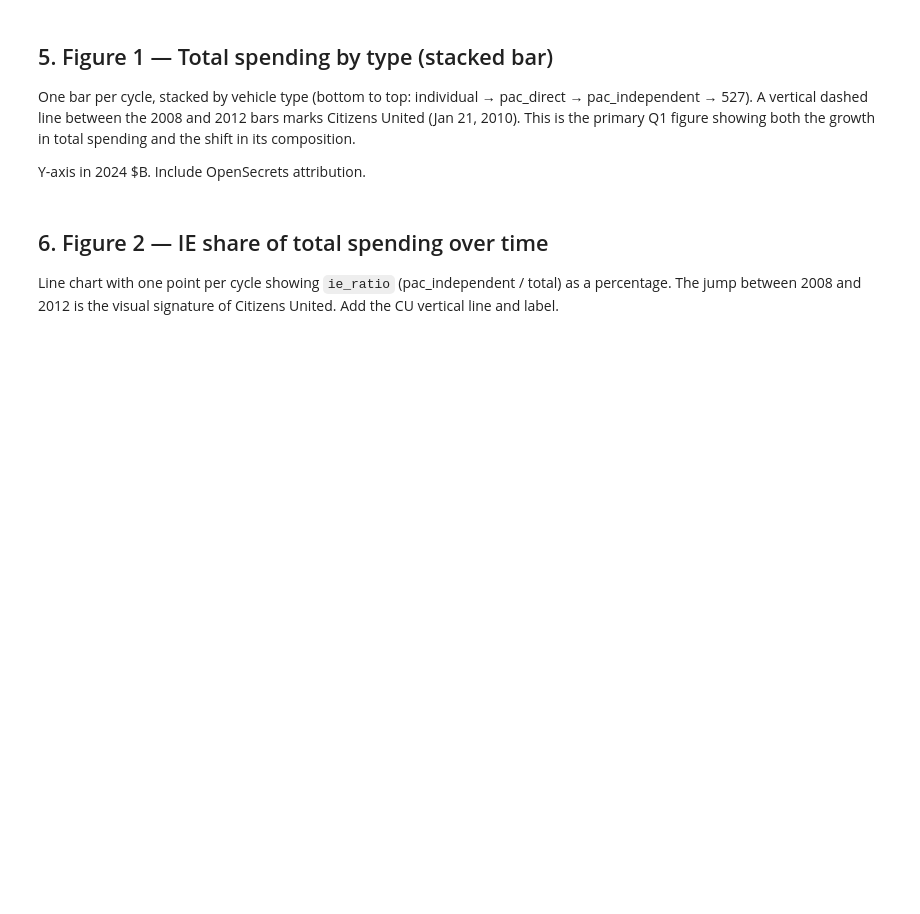
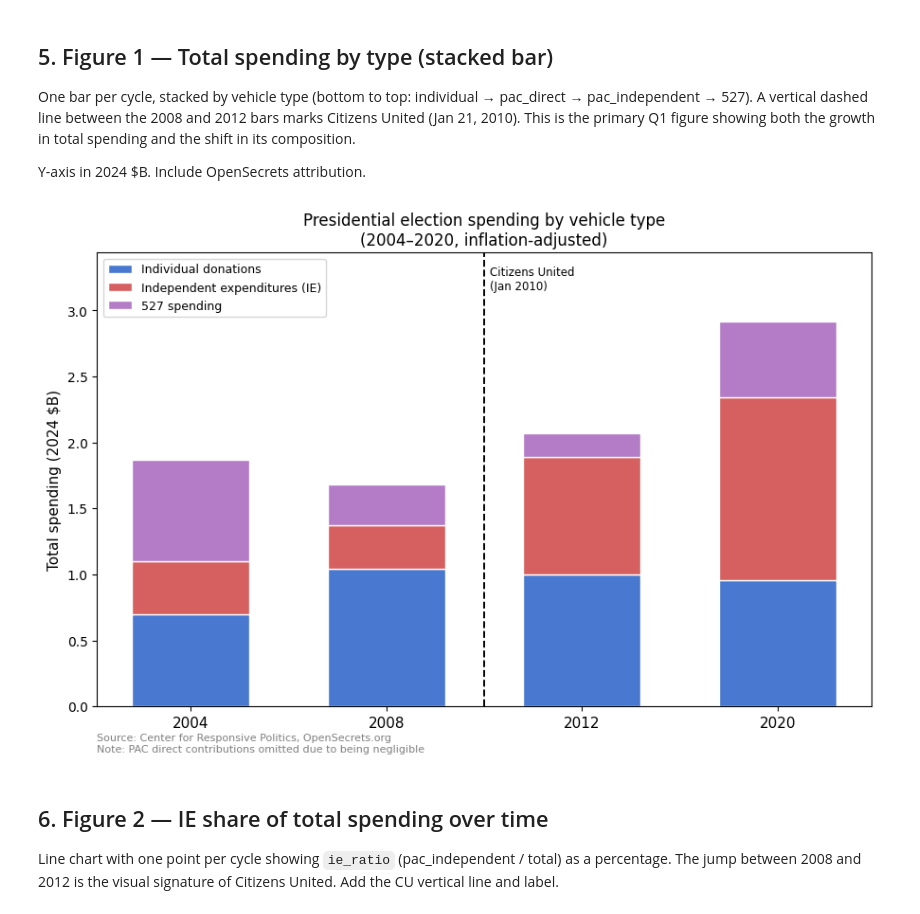
Before and after one commit to schanzb/qss_20_final_proj, a Jupyter notebook: scripts/03_q1.ipynb, the cells around one changed output. Drawn from its saved outputs; the diff is of its cells as text; code cells hidden in the pictures; blank space fills up the shorter version.

```diff
--- a/scripts/03_q1.ipynb
+++ b/scripts/03_q1.ipynb
@@ -90,6 +151,45 @@ Print the key growth figures and the full pivot table in readable form.
 One bar per cycle, stacked by vehicle type (bottom to top: individual → pac_direct → pac_independent → 527). A vertical dashed line between the 2008 and 2012 bars marks Citizens United (Jan 21, 2010). This is the primary Q1 figure showing both the growth in total spending and the shift in its composition.
 
 Y-axis in 2024 $B. Include OpenSecrets attribution.
+# %%
+stack_cols   = ['individual', 'pac_independent', '527'] # cols to be included in chart
+stack_labels = ['Individual donations', 'Independent expenditures (IE)', '527 spending'] # labels for the chart legend
+stack_colors = ['#4878CF', '#D65F5F', '#B47CC7'] # colors for the stacked columns
+
+cycles = pivot.index.tolist() # make list of cycles for x asixt
+x = list(range(len(cycles))) # make numeric x values for plotting
+
+fig, ax = plt.subplots(figsize=(9, 6)) # start a plot
+
+bottoms = [0.0] * len(cycles) # set where the bottom of each bar starts (starts at 0 for all)
+for col, label, color in zip(stack_cols, stack_labels, stack_colors): # for each column, label and color, plot a bar and update the bottom
+    vals = pivot[col].values / 1e9 #get the values for this column and convert to billions
+    ax.bar(x, vals, bottom=bottoms, label=label, color=color, width=0.6, edgecolor='white') # plot the stacked section for that col
+    bottoms = [b + v for b, v in zip(bottoms, vals)] # update the bottom for thenext section
+
+# Add Citizens United line
+ax.axvline(x=1.5, color='black', linestyle='--', linewidth=1.4)
+ax.text(1.53, 0.97, 'Citizens United\n(Jan 2010)',
+        transform=ax.get_xaxis_transform(), fontsize=8.5, va='top')
+
+# polish the graph with labels, title, legend, and source note
+ax.set_xticks(x)
+ax.set_xticklabels(cycles, fontsize=11)
+ax.set_ylabel('Total spending (2024 $B)', fontsize=11)
+ax.set_title('Presidential election spending by vehicle type\n(2004–2020, inflation-adjusted)', fontsize=12)
+ax.legend(loc='upper left', fontsize=9)
+ax.set_ylim(0, max(bottoms) * 1.18)
+
+ax.text(0, -0.10, 'Source: Center for Responsive Politics, OpenSecrets.org\nNote: PAC direct contributions omitted due to being negligible',
+        transform=ax.transAxes, fontsize=8, color='gray')
+plt.tight_layout()
+
+
+# show and save the figure
+plt.savefig('../figures/q1_fig1_spending_by_type.pdf', bbox_inches='tight')
+plt.show()
+# %% [output]
+[figure, added]
 # %% [markdown]
 ## 6. Figure 2 — IE share of total spending over time
 
```
Also changed, not shown: parts of 9 cells of this notebook, 4 other files.
